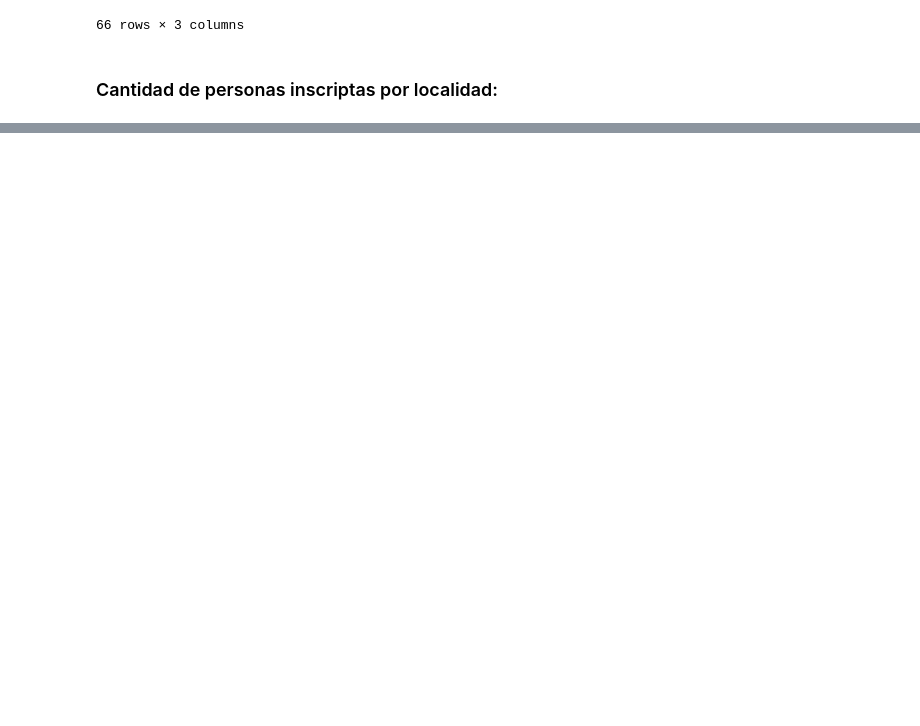
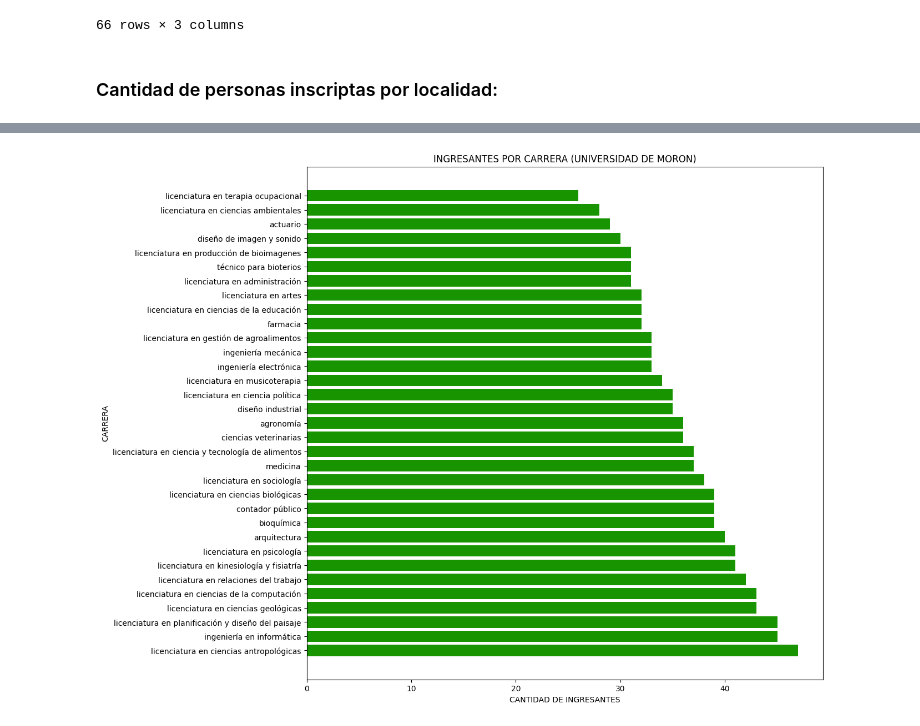
Before and after one commit to pardodiazrodrigo/Skill-Up-DA-c-Python, a Jupyter notebook: 3IPardo_notebook.ipynb, the cells around one changed output, grey strips where cells are left out. Saved outputs shown, nothing was run; the diff lists cells and outputs as text; code cells hidden in the pictures; blank space fills up the shorter version.

```diff
--- a/3IPardo_notebook.ipynb
+++ b/3IPardo_notebook.ipynb
@@ -229,0 +239,9 @@ df_loc
+# %%
+career = df_moron['career'].value_counts()
+career = career.to_dict()
+fig, ax = plt.subplots(figsize=(12,12))
+ax.barh(list(career.keys()),list(career.values()) , color="#199401")
+ax.set(title="INGRESANTES POR CARRERA (UNIVERSIDAD DE MORON)", xlabel="CANTIDAD DE INGRESANTES", ylabel="CARRERA")
+plt.show()
+# %% [output]
+[figure, added]
```
Also changed, not shown: parts of 7 cells of this notebook, 4 other files.
